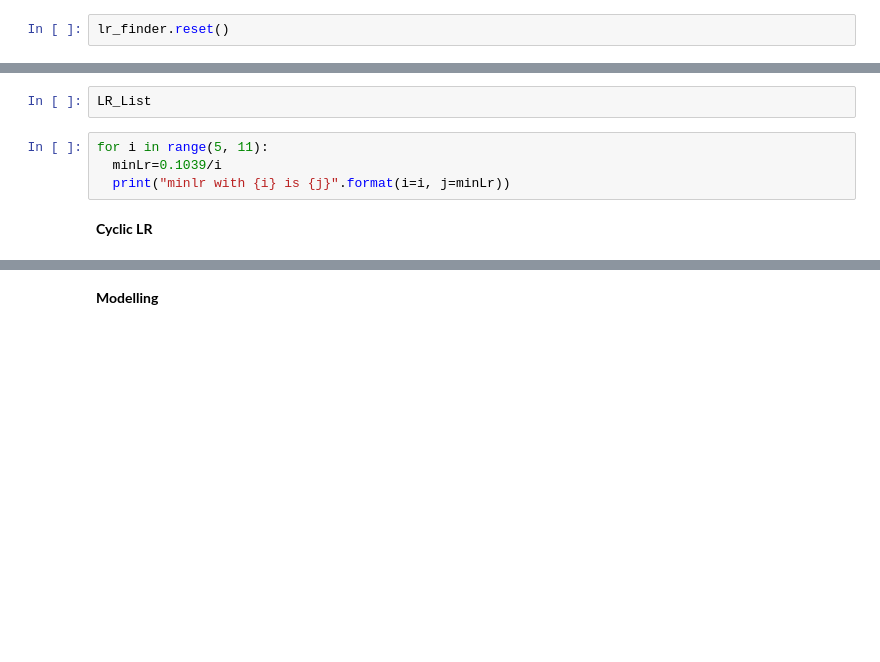
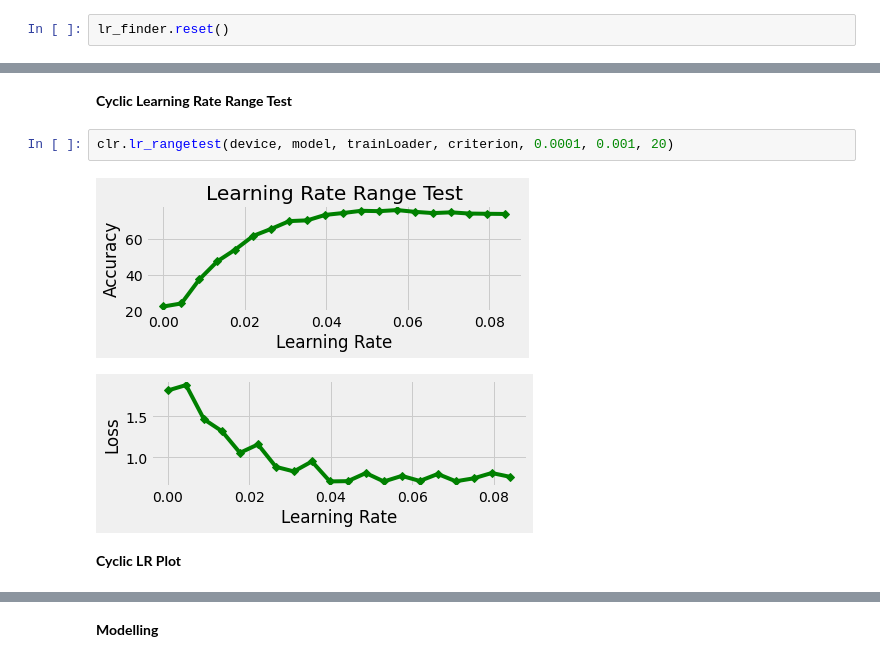
Before and after one commit to rohansh-tty/EVA4, a Jupyter notebook: S11/S11_Assignment.ipynb, the cells around one changed output, grey strips where cells are left out. Cells and saved outputs as stored; diff of their text form; blank space fills up the shorter version.

```diff
--- a/S11/S11_Assignment.ipynb
+++ b/S11/S11_Assignment.ipynb
@@ -205,11 +125,12 @@ lr_rangetest(device, model, trainLoader, criterion, 0.0004, 0.007, 15)
-# %%
-LR_List
-# %%
-for i in range(5, 11):
-  minLr=0.1039/i
-  print("minlr with {i} is {j}".format(i=i, j=minLr))
+# %% [markdown]
+**Cyclic Learning Rate Range Test**
+# %%
+clr.lr_rangetest(device, model, trainLoader, criterion, 0.0001, 0.001, 20)
+# %% [output]
+[figure, added]
+[figure, added]
 # %% [markdown]
-**Cyclic LR**
+**Cyclic LR Plot**
 # %%
 clr1 = clr.CyclicLR(0.001, 0.0001, len(trainLoader), len(trainLoader)*10)
 clr1.cyclic_lr(plotGraph=True)
```
Also changed, not shown: parts of 12 cells of this notebook.
